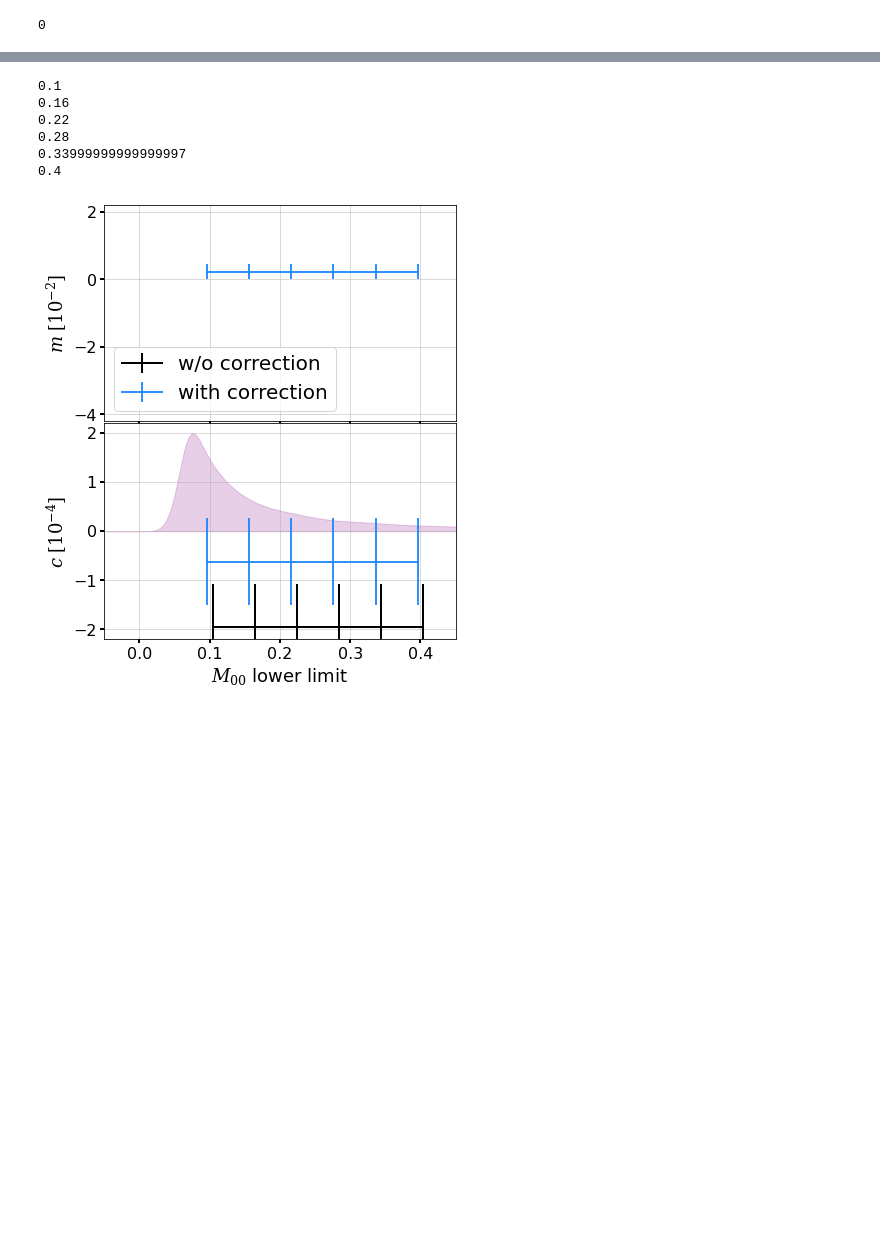
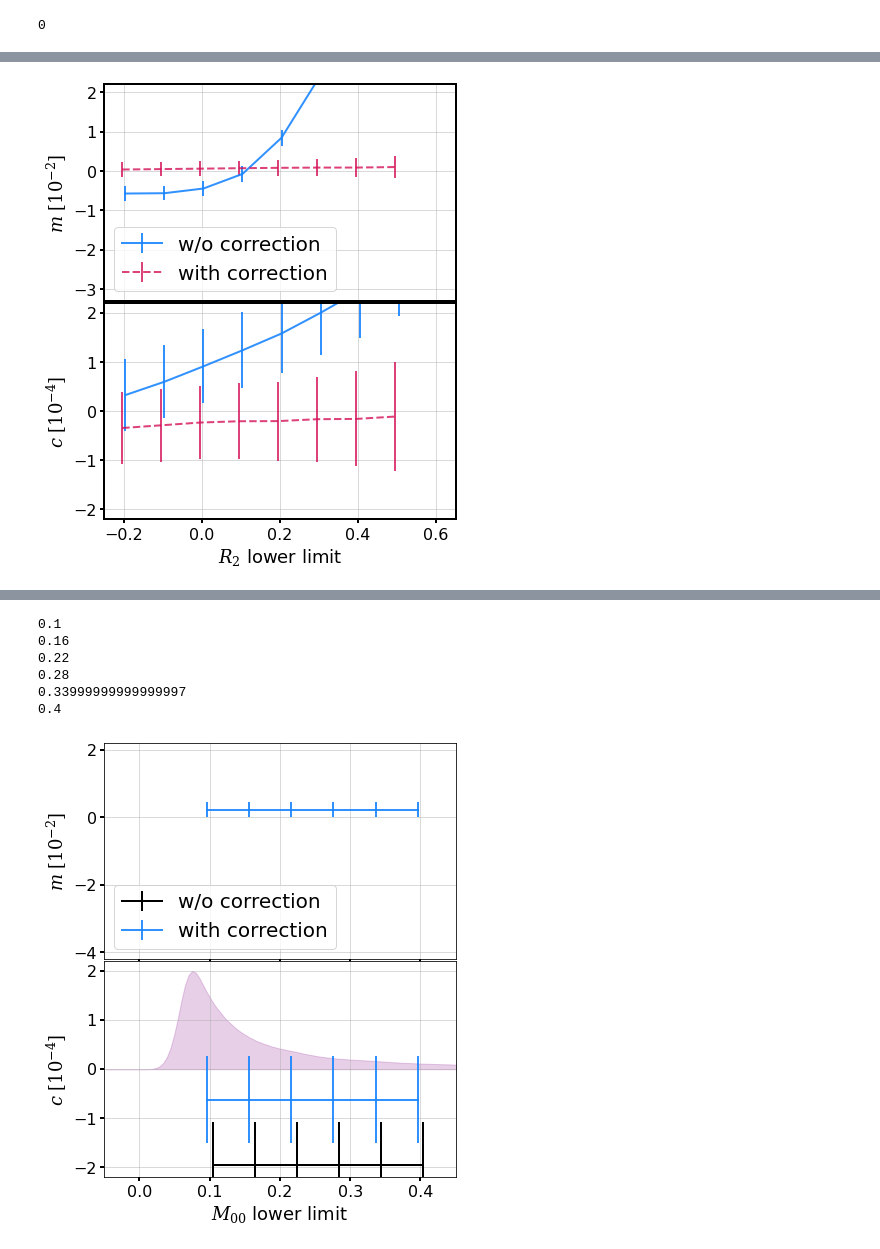
Before and after one commit to mr-superonion/FPFS_notebooks, a Jupyter notebook: ipynb/5_paper_2022/2_tests_isolated/3_center_fixed.ipynb, the cells around one changed output, grey strips where cells are left out. Drawn from its saved outputs; the diff is of its cells as text; code cells hidden in the pictures; blank space fills up the shorter version.

```diff
--- a/ipynb/5_paper_2022/2_tests_isolated/3_center_fixed.ipynb
+++ b/ipynb/5_paper_2022/2_tests_isolated/3_center_fixed.ipynb
@@ -73,9 +40,9 @@ fig.savefig('obsHist.pdf')
 # %%
 gc.collect()
-Const  =   6e-2
+Const  =   22.
 noirev =   True
-ellM1  =   fpfs.catutil.fpfsM2E(mm1,const=Const,noirev=noirev)
-ellM2  =   fpfs.catutil.fpfsM2E(mm2,const=Const,noirev=noirev)
+ellM1  =   fpfs.catalog.fpfsM2E(mm1,const=Const,noirev=noirev)
+ellM2  =   fpfs.catalog.fpfsM2E(mm2,const=Const,noirev=noirev)
 gc.collect()
 # %% [output]
 0
@@ -238,0 +133,33 @@ plt.tight_layout(h_pad=-0.2)
+# %%
+# make plot
+plt.close()
+fig,axes=pltutil.make_figure_axes(ny=2,nx=1,square=False)
+ax=axes[0]
+xlabel='$R_{2}$ lower limit';
+ax.errorbar(np.array(x)+0.004,np.array(y1)*1e2,np.array(yerr)*1e2,label='w/o correction',color=pltutil.colors[1])
+ax.errorbar(np.array(x)-0.004,np.array(y2)*1e2,np.array(yerr)*1e2,label='with correction',color=pltutil.colors[2],ls='--')
+ax.set_ylabel('$m$ $[10^{-2}]$',fontsize=18)
+ax.set_xlim(-0.25,0.65)
+ax.set_ylim(-3.3,2.2)
+ax.tick_params(width=2,size=4)
+ax.set_xticklabels([])
+ax.grid()
+ax.legend()
+ax=axes[1]
+ax.errorbar(np.array(x)+0.004,np.array(z1)*1e4,np.array(zerr)*1e4,label='w/o correction',color=pltutil.colors[1])
+ax.errorbar(np.array(x)-0.004,np.array(z2)*1e4,np.array(zerr)*1e4,label='with correction',color=pltutil.colors[2],ls='--')
+ax.set_ylabel('$c$ $[10^{-4}]$',fontsize=18)
+ax.set_xlim(-0.25,0.65)
+ax.set_ylim(-2.2,2.2)
+ax.tick_params(width=2,size=4)
+ax.set_xlabel(xlabel,fontsize=18)
+#hist,bins=np.histogram(fs1.mm['fpfs_M00'],range=(-0.05,0.46),bins=100,density=True)
+#cbin=(bins[1:]+bins[:-1])/2.
+#sf=hist.max()/2.
+#hist=hist/sf
+#ax.fill_between(cbin,hist,color=pltutil.colors[-1],alpha=0.2)
+ax.grid()
+
+plt.tight_layout(h_pad=-0.2)
+# %% [output]
+[figure, added]
```
Also changed, not shown: parts of 10 cells of this notebook, 5 other files.
